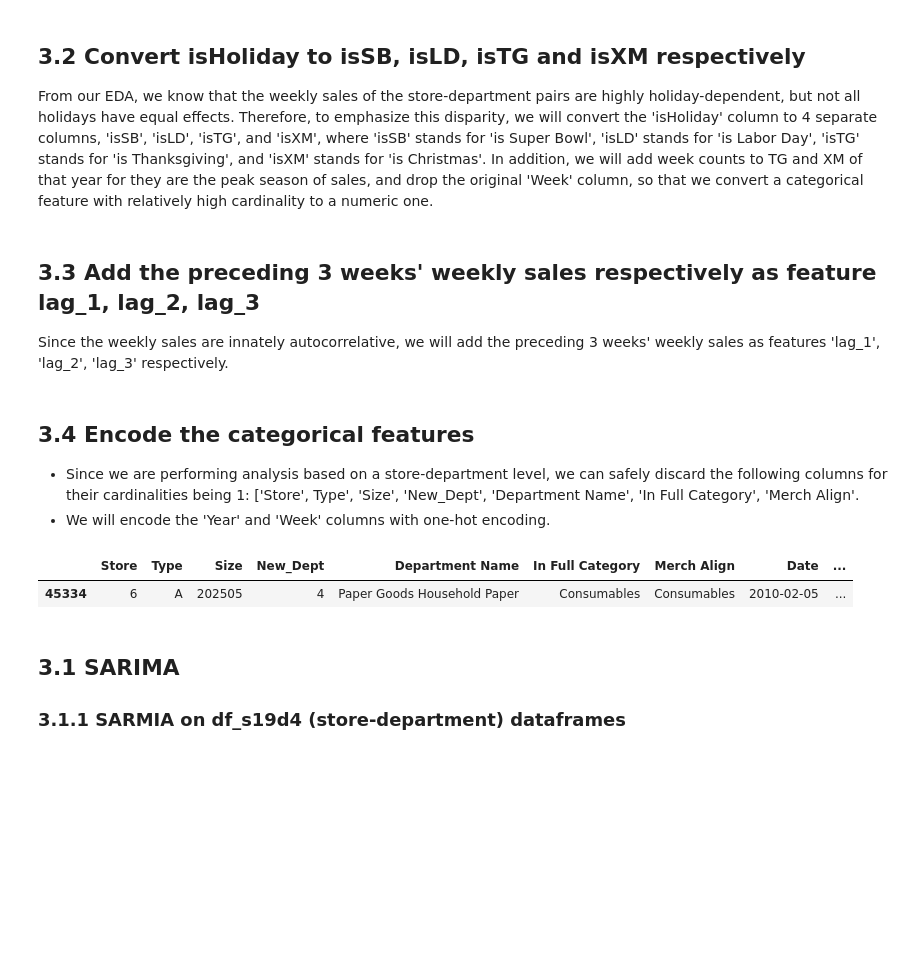
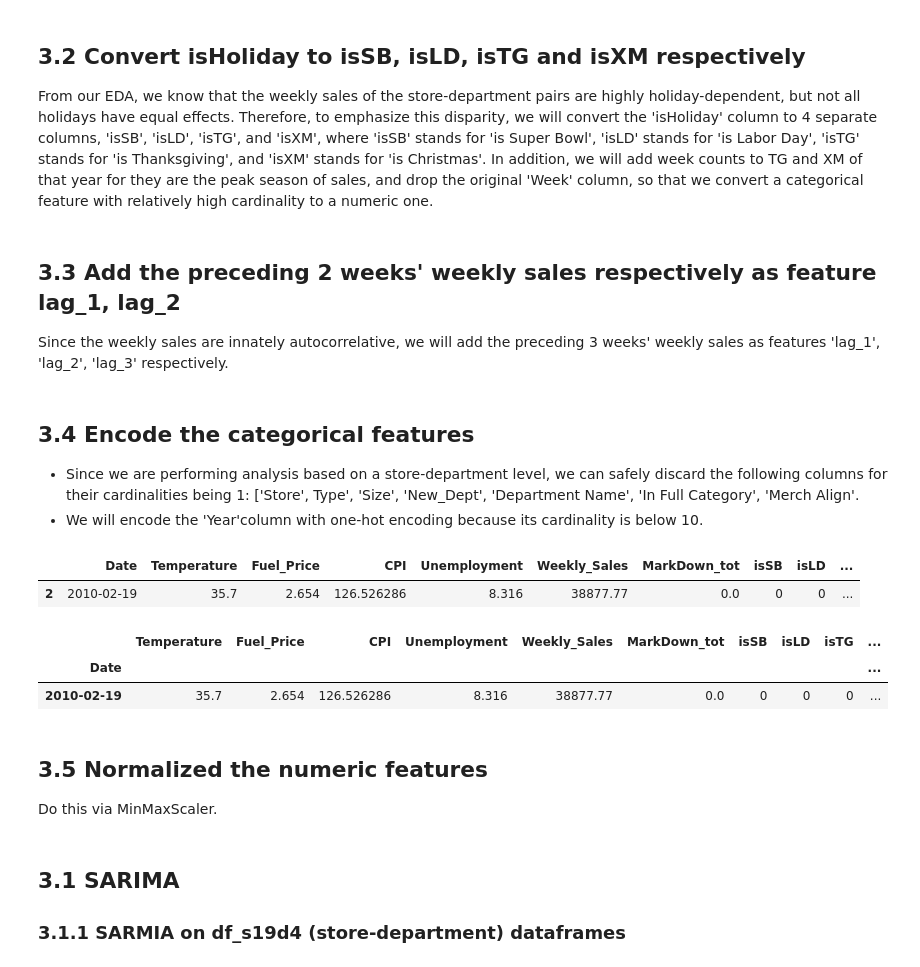
Before and after one commit to Dr-Spicy/WalmartForecast, a Jupyter notebook: Notebook.ipynb, the cells around one changed output. Cells and saved outputs as stored; diff of their text form; code cells hidden in the pictures; blank space fills up the shorter version.

```diff
--- a/Notebook.ipynb
+++ b/Notebook.ipynb
@@ -898,7 +904,7 @@ for elem in pairs:
 	# drop the original 'Week' column
 	elem.drop(columns='Week', inplace=True)
 # %% [markdown]
-## 3.3 Add the preceding 3 weeks' weekly sales respectively as feature lag_1, lag_2, lag_3
+## 3.3 Add the preceding 2 weeks' weekly sales respectively as feature lag_1, lag_2
 Since the weekly sales are innately autocorrelative, we will add the preceding 3 weeks' weekly sales as features 'lag_1', 'lag_2', 'lag_3' respectively.
 # %%
 for elem in pairs:
@@ -909,9 +916,4 @@ for elem in pairs:
 ## 3.4 Encode the categorical features
 
 - Since we are performing analysis based on a store-department level, we can safely discard the following columns for their cardinalities being 1: ['Store', Type', 'Size', 'New_Dept', 'Department Name', 'In Full Category', 'Merch Align'.
-- We will encode the 'Year' and 'Week' columns with one-hot encoding.
+- We will encode the 'Year'column with one-hot encoding because its cardinality is below 10.
-# %%
-df_s6d4.head(1)
-# %% [output]
-|  | Store | Type | Size | New_Dept | Department Name | In Full Category | Merch Align | Date | ... |
-| 45334 | 6 | A | 202505 | 4 | Paper Goods Household Paper | Consumables | Consumables | 2010-02-05 | ... |
@@ -917,0 +934,17 @@ df_s6d4.head(1)
+# %%
+pairs[1].drop(columns='Year', inplace=True)
+pairs[1].head(1)
+# %% [output]
+|  | Date | Temperature | Fuel_Price | CPI | Unemployment | Weekly_Sales | MarkDown_tot | isSB | isLD | ... |
+| 2 | 2010-02-19 | 35.7 | 2.654 | 126.526286 | 8.316 | 38877.77 | 0.0 | 0 | 0 | ... |
+# %%
+pairs[1].set_index('Date', inplace=True)
+pairs[1].head(1)
+# %% [output]
+|  | Temperature | Fuel_Price | CPI | Unemployment | Weekly_Sales | MarkDown_tot | isSB | isLD | isTG | ... |
+| Date |  |  |  |  |  |  |  |  |  | ... |
+| 2010-02-19 | 35.7 | 2.654 | 126.526286 | 8.316 | 38877.77 | 0.0 | 0 | 0 | 0 | ... |
+# %% [markdown]
+## 3.5 Normalized the numeric features
+
+Do this via MinMaxScaler.
```
Also changed, not shown: parts of 7 cells of this notebook.
